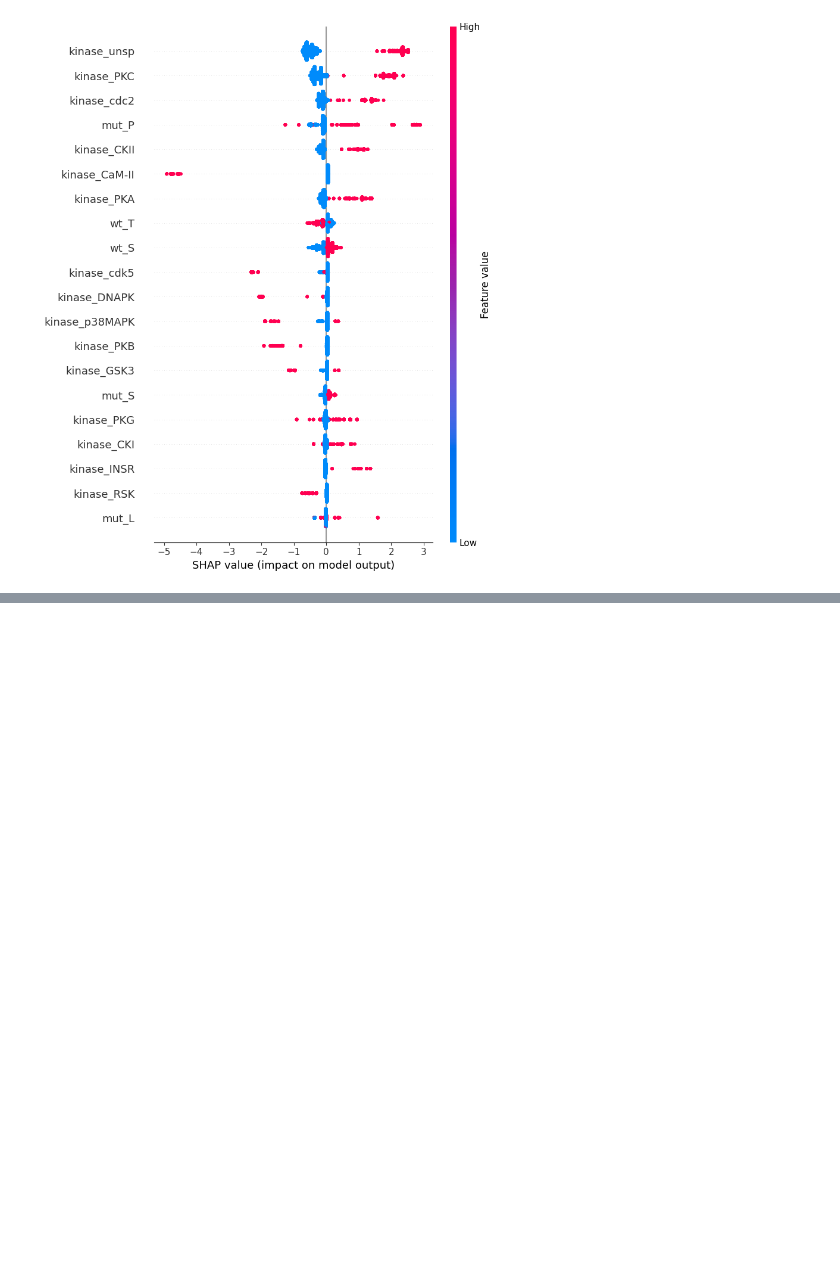
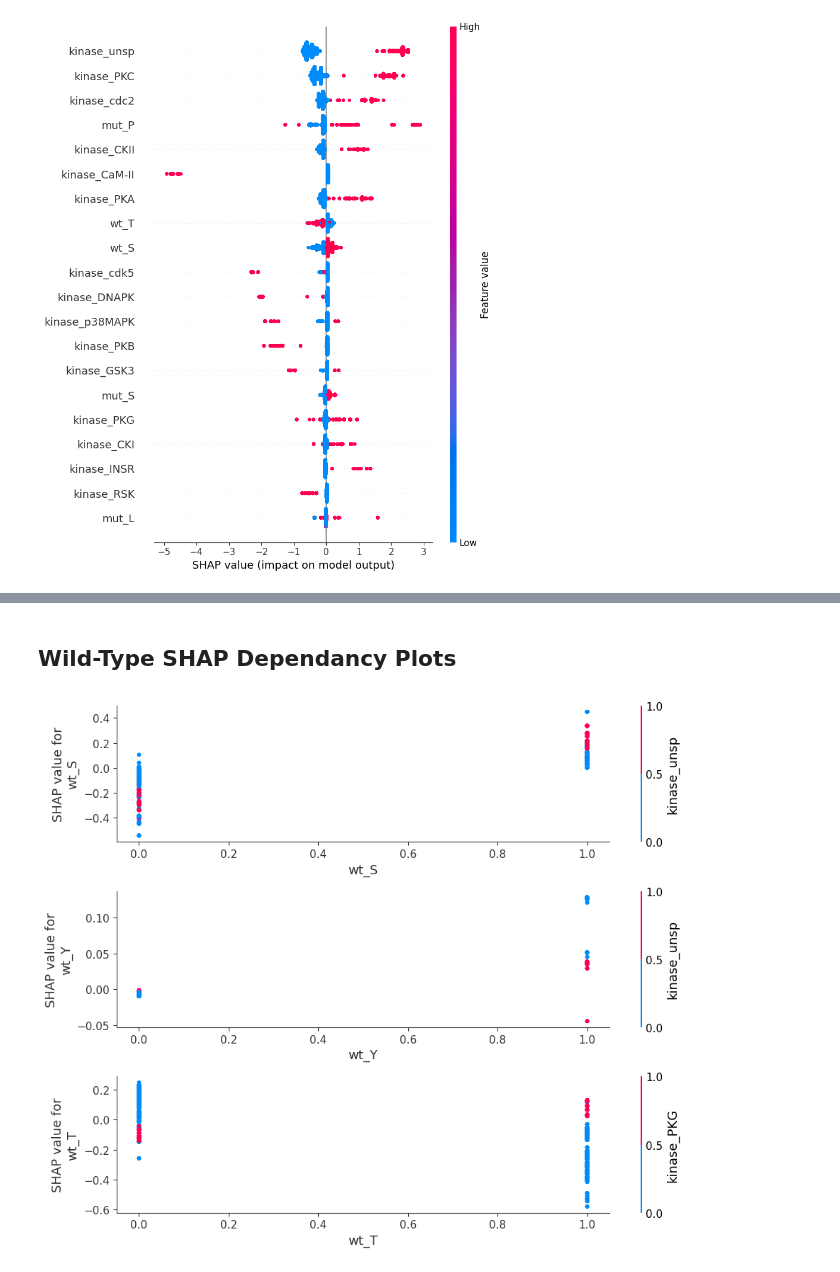
Before and after one commit to Ethan964/codon_pair_usage, a Jupyter notebook: oversampling_modeling_experiment.ipynb, the cells around one changed output, grey strips where cells are left out. Saved outputs shown, nothing was run; the diff lists cells and outputs as text; code cells hidden in the pictures; blank space fills up the shorter version.

```diff
--- a/oversampling_modeling_experiment.ipynb
+++ b/oversampling_modeling_experiment.ipynb
@@ -215,0 +293,21 @@ shap.summary_plot(shap_values, X_test)
+# %% [markdown]
+## Wild-Type SHAP Dependancy Plots
+# %%
+major_wts = ['wt_S', 'wt_Y', 'wt_T']
+
+fig, axes = plt.subplots(3, 1, figsize=(10,8))
+
+axes = axes.flatten()
+
+for i, feature in enumerate(major_wts):
+    shap.dependence_plot(
+        feature,
+        shap_values.values,
+        X_test,
+        ax=axes[i],
+        show=False
+    )
+plt.tight_layout()
+plt.show()
+# %% [output]
+[figure, added]
```
Also changed, not shown: parts of 9 cells of this notebook.
